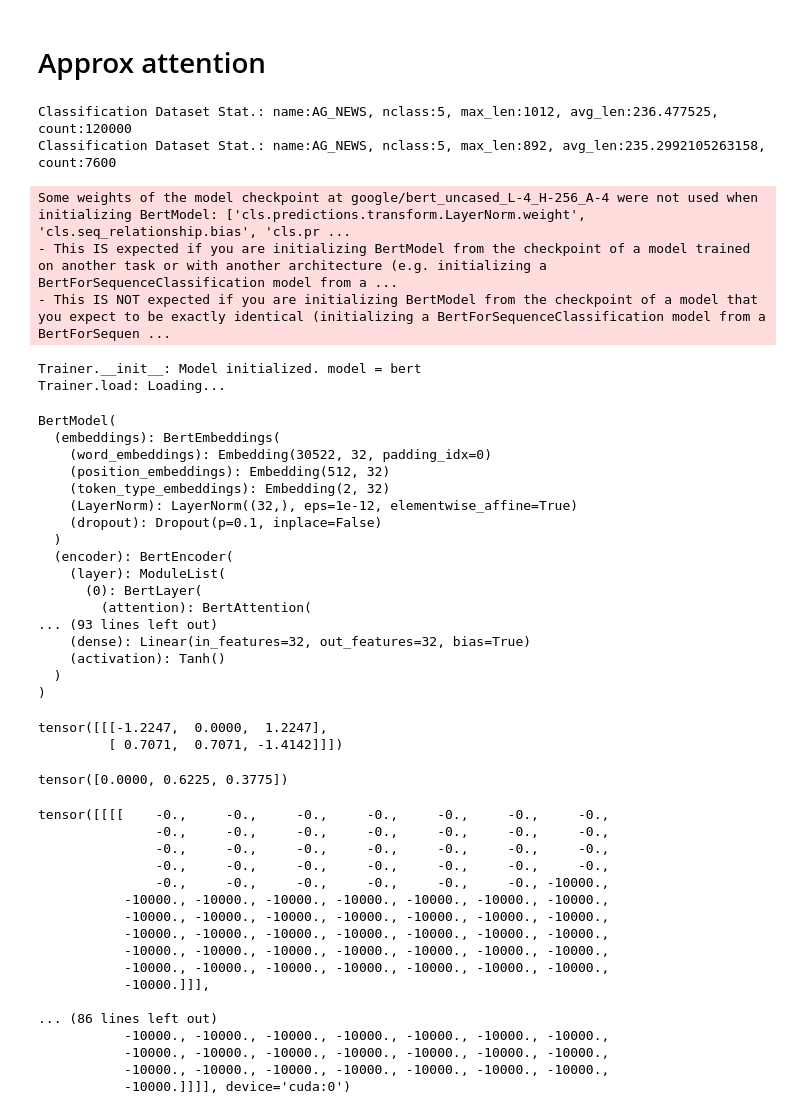
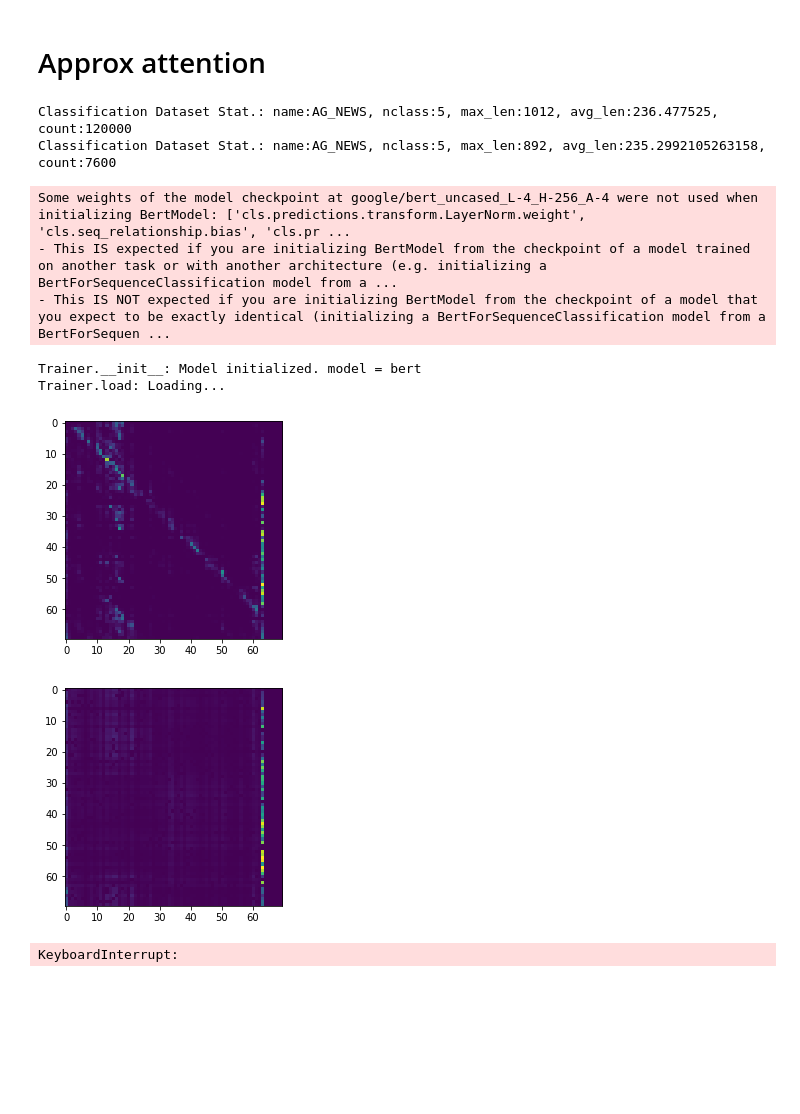
Before and after one commit to gmlwns2000/sttabt, a Jupyter notebook: attention_clipping.ipynb, the cells around one changed output. Cells and saved outputs as stored; diff of their text form; code cells hidden in the pictures; blank space fills up the shorter version.

```diff
--- a/attention_clipping.ipynb
+++ b/attention_clipping.ipynb
@@ -953,9 +953,10 @@ tensor([1., 0., 0., 0.], device='cuda:0')
 # Approx attention
 # %%
 from trainer.attention_approx import Trainer as ApproxTrainer
-approx_trainer = ApproxTrainer(factor=8)
+approx_trainer = ApproxTrainer(factor=16)
 approx_trainer.load()
-approx_trainer.bert
+approxbert = approx_trainer.bert
+tbatch = trainer.get_batch(test=True)
 # %% [output]
 Classification Dataset Stat.: name:AG_NEWS, nclass:5, max_len:1012, avg_len:236.477525, count:120000
 Classification Dataset Stat.: name:AG_NEWS, nclass:5, max_len:892, avg_len:235.2992105263158, count:7600
@@ -964,49 +965,28 @@ Some weights of the model checkpoint at google/bert_uncased_L-4_H-256_A-4 were n
 - This IS NOT expected if you are initializing BertModel from the checkpoint of a model that you expect to be exactly identical (initializing a BertForSequenceClassification model from a BertForSequen ...
 Trainer.__init__: Model initialized. model = bert
 Trainer.load: Loading...
-BertModel(
-  (embeddings): BertEmbeddings(
-    (word_embeddings): Embedding(30522, 32, padding_idx=0)
-    (position_embeddings): Embedding(512, 32)
-    (token_type_embeddings): Embedding(2, 32)
-    (LayerNorm): LayerNorm((32,), eps=1e-12, elementwise_affine=True)
-    (dropout): Dropout(p=0.1, inplace=False)
-  )
-  (encoder): BertEncoder(
-    (layer): ModuleList(
-      (0): BertLayer(
-        (attention): BertAttention(
-... (93 lines left out)
-    (dense): Linear(in_features=32, out_features=32, bias=True)
-    (activation): Tanh()
-  )
-)
-# %%
-F.layer_norm(torch.tensor([[[1,2,3],[3,48,-99999991]]], dtype=torch.float32), (3,))
-# %% [output]
-tensor([[[-1.2247,  0.0000,  1.2247],
-         [ 0.7071,  0.7071, -1.4142]]])
-# %%
-F.softmax(torch.tensor([-10000,1,0.5], dtype=torch.float32))
-# %% [output]
-tensor([0.0000, 0.6225, 0.3775])
-# %%
-sparsebert.encoder.layer[0].attention.self.last_attention_mask
-# %% [output]
-tensor([[[[    -0.,     -0.,     -0.,     -0.,     -0.,     -0.,     -0.,
-               -0.,     -0.,     -0.,     -0.,     -0.,     -0.,     -0.,
-               -0.,     -0.,     -0.,     -0.,     -0.,     -0.,     -0.,
-               -0.,     -0.,     -0.,     -0.,     -0.,     -0.,     -0.,
-               -0.,     -0.,     -0.,     -0.,     -0.,     -0., -10000.,
-           -10000., -10000., -10000., -10000., -10000., -10000., -10000.,
-           -10000., -10000., -10000., -10000., -10000., -10000., -10000.,
-           -10000., -10000., -10000., -10000., -10000., -10000., -10000.,
-           -10000., -10000., -10000., -10000., -10000., -10000., -10000.,
-           -10000., -10000., -10000., -10000., -10000., -10000., -10000.,
-           -10000.]]],
-
-... (86 lines left out)
-           -10000., -10000., -10000., -10000., -10000., -10000., -10000.,
-           -10000., -10000., -10000., -10000., -10000., -10000., -10000.,
-           -10000., -10000., -10000., -10000., -10000., -10000., -10000.,
-           -10000.]]]], device='cuda:0')
+# %%
+L = -1
+plot_grid(eval(bert, batch=tbatch)[-1].attentions[L][0,1])
+plot_grid(eval(approxbert, batch=tbatch, fc=lambda x:x)[-1].attentions[L][0,1])
+# %% [output]
+[figure, added]
+[figure, added]
+# %%
+def approx_eval(sparsebert, batch=batch, approxbert=approxbert, ks=[0.5,0.5,0.5,0.5]):
+    attentions = eval(approxbert, batch=batch, fc=lambda x:x)[-1].attentions
+    reset_input_mask(sparsebert)
+    eval(sparsebert, batch=batch)
+    for i, layer in enumerate(sparsebert.encoder.layer):
+        assert layer.attention.self.last_attention_probs.shape == attentions[i].shape
+        layer.attention.self.last_attention_probs = attentions[i]
+    update_input_mask(sparsebert, ks=ks)
+    ret = eval(sparsebert, batch=batch)
+    return ret
+#approx_eval(sparsebert)[:2]
+set_print(sparsebert, False)
+set_masking_timing(sparsebert, 'before_softmax')
+set_output_masking(sparsebert, True)
+accuracy(sparsebert, eval=approx_eval, N=1500)
+# %% [output]
+KeyboardInterrupt:
```
Also changed, not shown: parts of 2 cells of this notebook.
